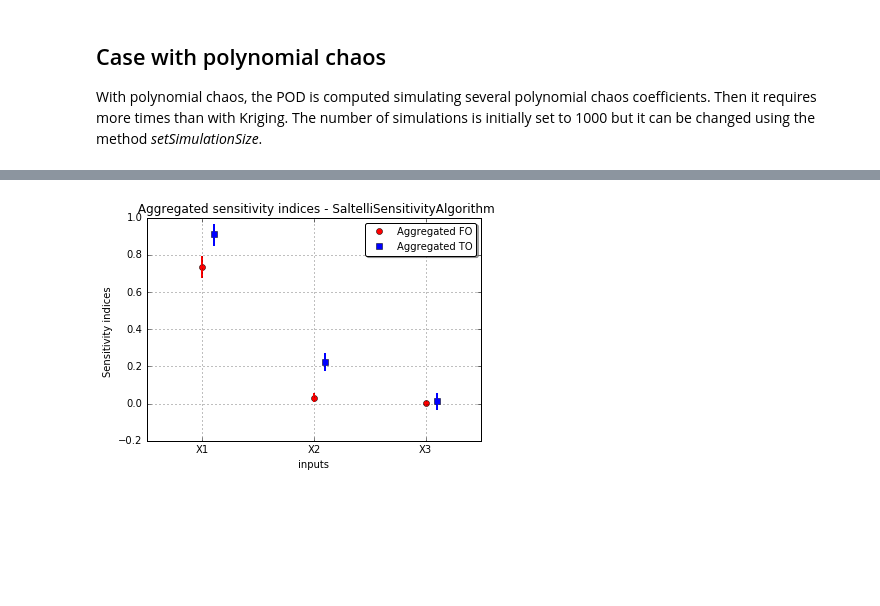
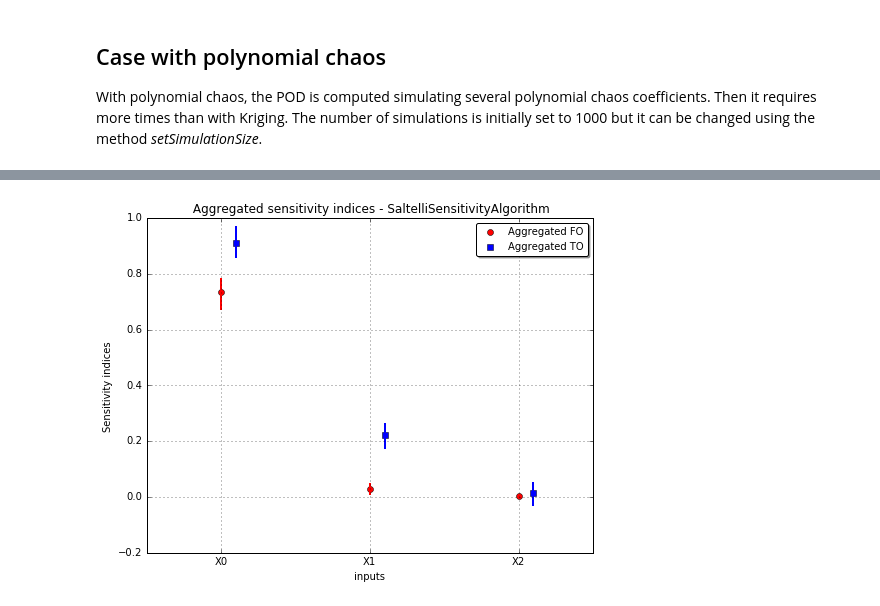
Before and after one commit to openturns/otpod, a Jupyter notebook: doc/source/examples/SobolIndices.ipynb, the cells around one changed output, grey strips where cells are left out. Saved outputs shown, nothing was run; the diff lists cells and outputs as text; code cells hidden in the pictures; blank space fills up the shorter version.

```diff
--- a/doc/source/examples/SobolIndices.ipynb
+++ b/doc/source/examples/SobolIndices.ipynb
@@ -247,5 +261,5 @@ Total order confidence interval:
 # %%
-fig, ax = sobol2.drawIndices()
+fig, ax = sobol2.drawAggregatedIndices()
 fig.show()
 # %% [output]
-[figure, old version]
+[figure, new version]
```
Also changed, not shown: parts of 16 cells of this notebook, 1 other file.
